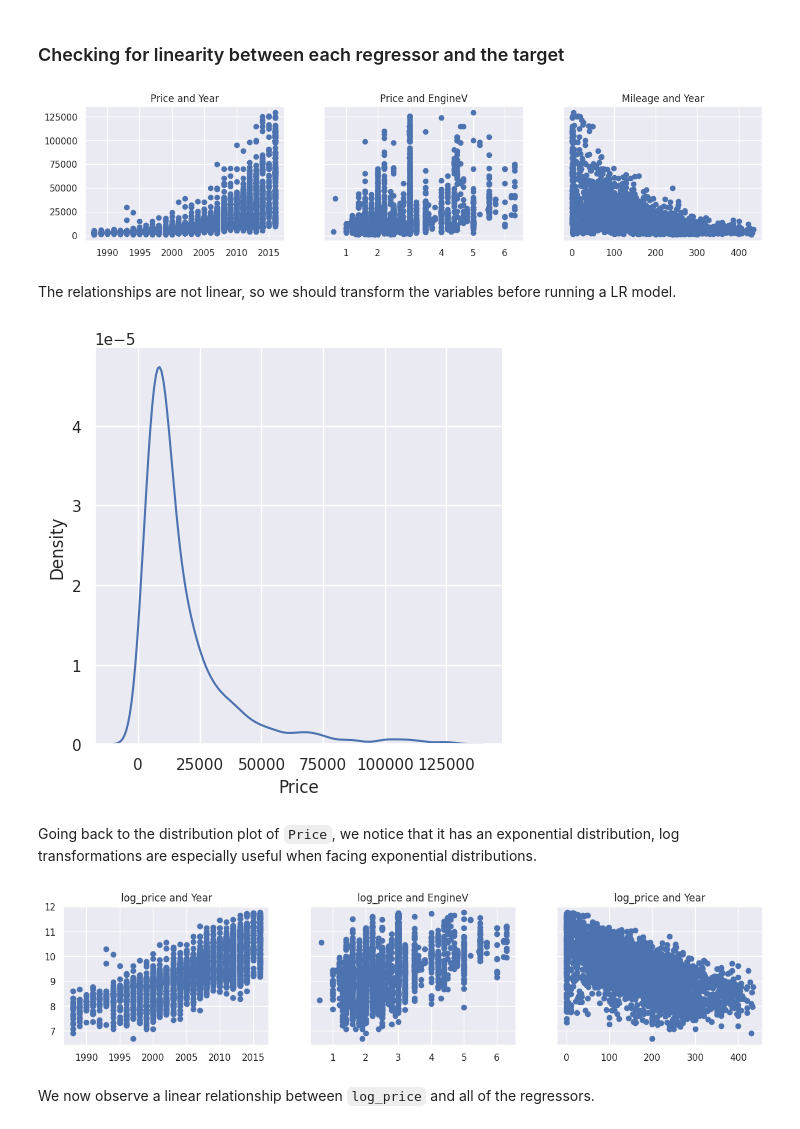
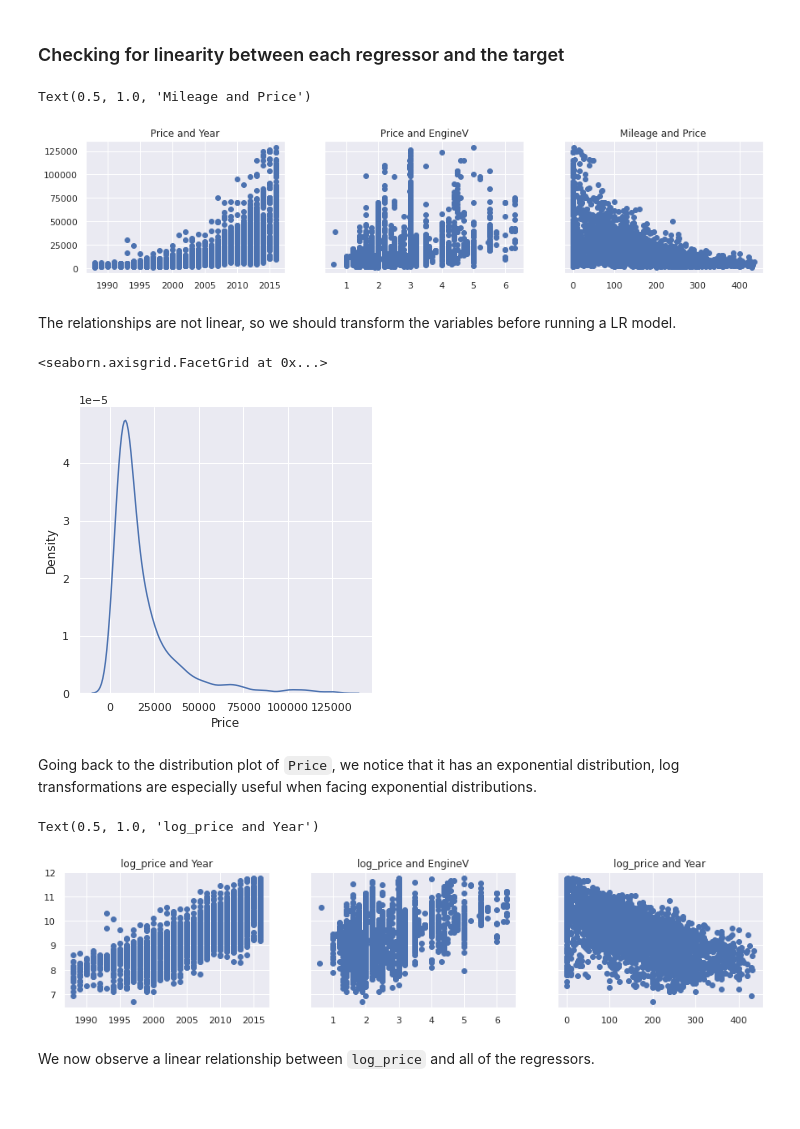
Before and after one commit to kareemamrr/simple-ols-sklearn, a Jupyter notebook: ols-sklearn.ipynb, the cells around one changed output. Drawn from its saved outputs; the diff is of its cells as text; code cells hidden in the pictures; blank space fills up the shorter version.

```diff
--- a/ols-sklearn.ipynb
+++ b/ols-sklearn.ipynb
@@ -10,7 +12,7 @@ sns.set()
 # %% [markdown]
 ## Data exploration
 # %%
-raw_data = pd.read_csv('2nd_Hand_Car_Price_Prediction.csv')
+raw_data = pd.read_csv('../input/2nd-hand-car-price-prediction/1.04.Real-lifeexample.csv')
 raw_data.head()
 # %% [output]
 |  | Brand | Price | Body | Mileage | EngineV | Engine Type | Registration | Year | Model |
@@ -143,25 +145,24 @@ We will look at `Price`, `Year`, `EngineV` and `Mileage`.
 # %%
 f, (ax1, ax2, ax3) = plt.subplots(1, 3, sharey=True, figsize=(15, 3))
 
 ax1.scatter(cleaned_data['Year'], cleaned_data['Price'])
 ax1.set_title('Price and Year')
 
 ax2.scatter(cleaned_data['EngineV'], cleaned_data['Price'])
 ax2.set_title('Price and EngineV')
 
 ax3.scatter(cleaned_data['Mileage'], cleaned_data['Price'])
-ax3.set_title('Mileage and Year')
-
-plt.show()
+ax3.set_title('Mileage and Price')
 # %% [output]
+Text(0.5, 1.0, 'Mileage and Price')
-[figure, old version]
+[figure, new version]
 # %% [markdown]
 The relationships are not linear, so we should transform the variables before running a LR model.
 # %%
 sns.displot(cleaned_data['Price'], kind='kde')
-plt.show()
 # %% [output]
+<seaborn.axisgrid.FacetGrid at 0x...>
-[figure, old version]
+[figure, new version]
 # %% [markdown]
 Going back to the distribution plot of `Price`, we notice that it has an exponential distribution, log transformations are especially useful when facing exponential distributions.
 # %%
@@ -179,10 +180,9 @@ ax2.set_title('log_price and EngineV')
 
 ax3.scatter(cleaned_data['Mileage'], cleaned_data['log_price'])
 ax3.set_title('log_price and Year')
-
-plt.show()
 # %% [output]
+Text(0.5, 1.0, 'log_price and Year')
-[figure, old version]
+[figure, new version]
 # %% [markdown]
 We now observe a linear relationship between `log_price` and all of the regressors.
 # %% [markdown]
```
Also changed, not shown: parts of 6 cells of this notebook.
